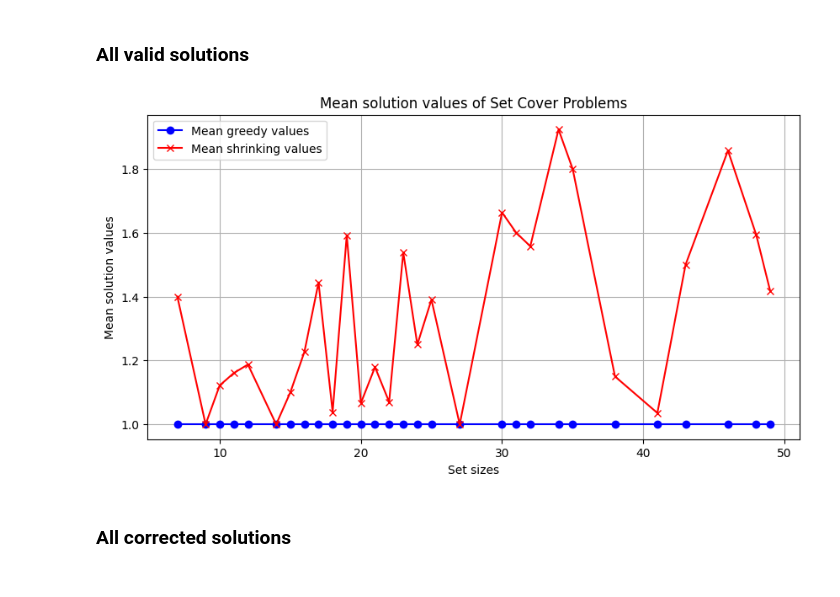
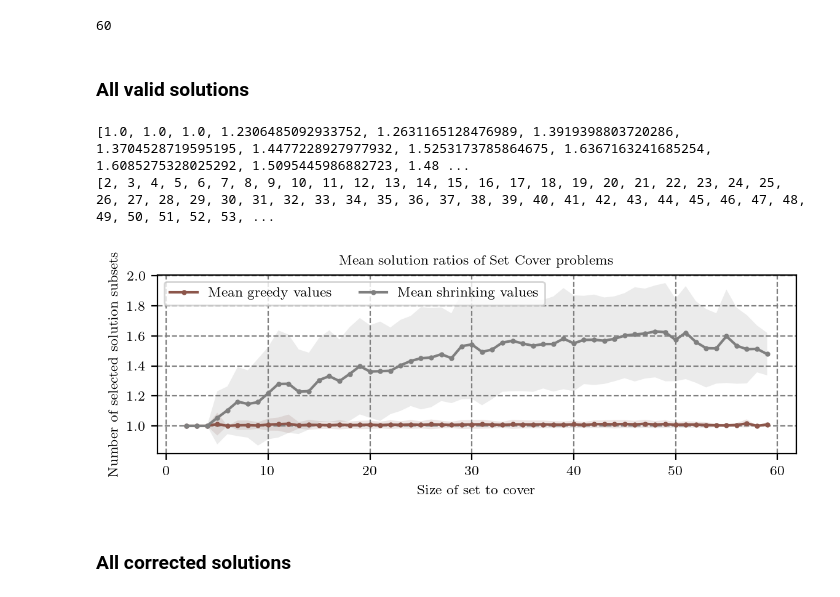
Before and after one commit to jernejrudifinzgar/qiro, a Jupyter notebook: Experiments/SetCover/scripts/plotting_file.ipynb, the cells around one changed output. Drawn from its saved outputs; the diff is of its cells as text; code cells hidden in the pictures.

```diff
--- a/Experiments/SetCover/scripts/plotting_file.ipynb
+++ b/Experiments/SetCover/scripts/plotting_file.ipynb
@@ -141,22 +203,54 @@ sorted_mean_values_greedy = list(sorted_mean_values_greedy)
+# %%
+sorted_mean_values_greedy.pop()
+sorted_mean_values_greedy.pop()
+
+sorted_mean_values_shrinking.pop()
+sorted_mean_values_shrinking.pop()
+
+sorted_std_values_greedy.pop()
+sorted_std_values_greedy.pop()
+
+sorted_std_values_shrinking.pop()
+sorted_std_values_shrinking.pop()
+
+sorted_unique_sizes.pop()
+sorted_unique_sizes.pop()
+# %% [output]
+60
 # %% [markdown]
 ### All valid solutions
-# %%
-plt.figure(figsize=(10, 5))
-plt.plot(sorted_unique_sizes, sorted_mean_values_greedy, marker='o', linestyle='-', color='b', label='Mean greedy values')
-plt.plot(sorted_unique_sizes, sorted_mean_values_shrinking, marker='x', linestyle='-', color='r', label='Mean shrinking values')
-
-
-# Adding labels and title
-plt.xlabel('Set sizes')
-plt.ylabel('Mean solution values')
-plt.title('Mean solution values of Set Cover Problems')
-plt.legend()
-
-# Show the plot
-plt.grid(True)
-plt.show()
-# %% [output]
-[figure, removed]
+# %%
+colors=['tab:blue', 'tab:orange', 'tab:green', 'tab:red', 'tab:purple', 'tab:pink', 'tab:brown', 'tab:grey', 'tab:olive', 'tab:cyan']
+fig, ax = plt.subplots(1, 1, dpi=200, figsize=(2 * 3.35, 1.* 9 * 3.35 / 16))
+
+upper_bound = [i + j for i, j in zip(sorted_mean_values_greedy, sorted_std_values_greedy)]
+lower_bound = [i - j for i, j in zip(sorted_mean_values_greedy, sorted_std_values_greedy )]
+ax.fill_between(sorted_unique_sizes, lower_bound, upper_bound, alpha = 0.15, color = colors[6], edgecolor = None)
+
+upper_bound = [i + j for i, j in zip(sorted_mean_values_shrinking, sorted_std_values_shrinking)]
+lower_bound = [i - j for i, j in zip(sorted_mean_values_shrinking, sorted_std_values_shrinking)]
+ax.fill_between(sorted_unique_sizes, lower_bound, upper_bound, alpha = 0.15, color = colors[7], edgecolor = None)
+
+print(upper_bound)
+print(sorted_unique_sizes)
+
+ax.plot(sorted_unique_sizes, sorted_mean_values_greedy, marker='o', markersize = 2, linestyle='-', color=colors[6], label='Mean greedy values')
+ax.plot(sorted_unique_sizes, sorted_mean_values_shrinking, marker='o', markersize = 2, linestyle='-', color=colors[7], label='Mean shrinking values')
+ax.yaxis.grid(color='gray', linestyle='dashed')
+ax.xaxis.grid(color='gray', linestyle='dashed')
+# Adding labels and title
+plt.xlabel('Size of set to cover')
+plt.ylabel('Number of selected solution subsets')
+plt.title('Mean solution ratios of Set Cover problems')
+plt.legend(loc = 'upper left', ncols=2)
+
+# Show the plot
+plt.grid(True)
+plt.show()
+# %% [output]
+[1.0, 1.0, 1.0, 1.2306485092933752, 1.2631165128476989, 1.3919398803720286, 1.3704528719595195, 1.4477228927977932, 1.5253173785864675, 1.6367163241685254, 1.6085275328025292, 1.5095445986882723, 1.48 ...
+[2, 3, 4, 5, 6, 7, 8, 9, 10, 11, 12, 13, 14, 15, 16, 17, 18, 19, 20, 21, 22, 23, 24, 25, 26, 27, 28, 29, 30, 31, 32, 33, 34, 35, 36, 37, 38, 39, 40, 41, 42, 43, 44, 45, 46, 47, 48, 49, 50, 51, 52, 53, ...
+[figure, added]
 # %% [markdown]
 ### All corrected solutions
 # %%
```
Also changed, not shown: parts of 5 cells of this notebook, 8 other files.
